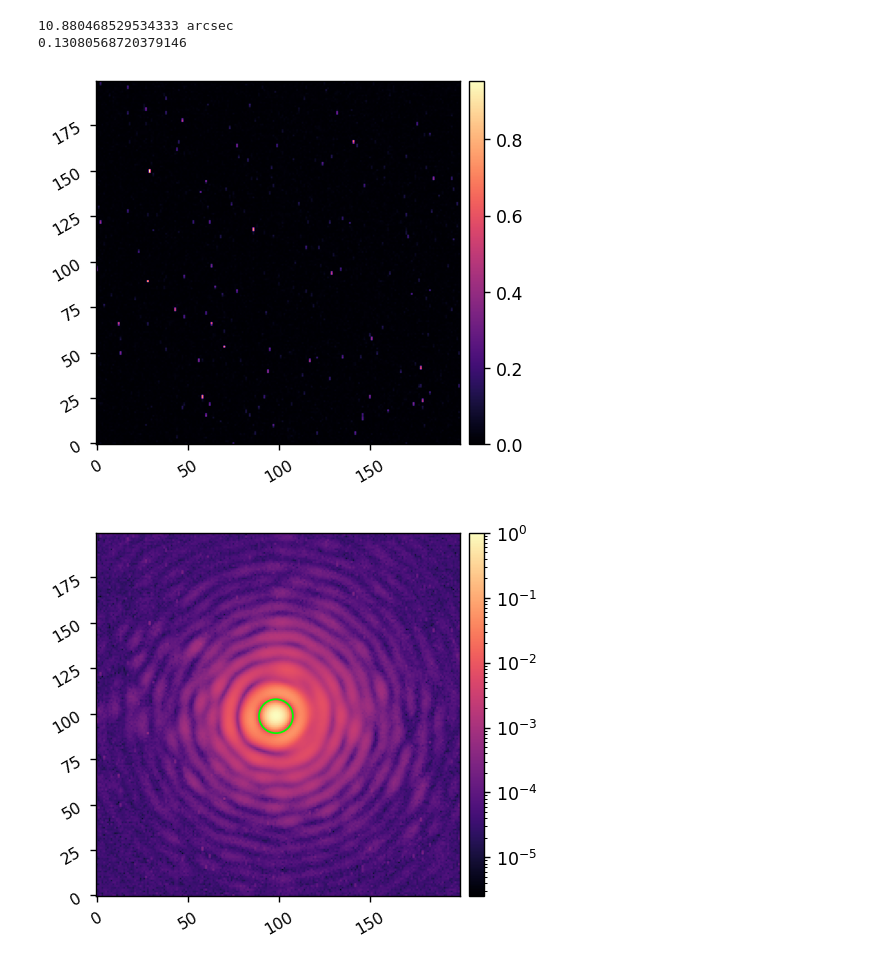
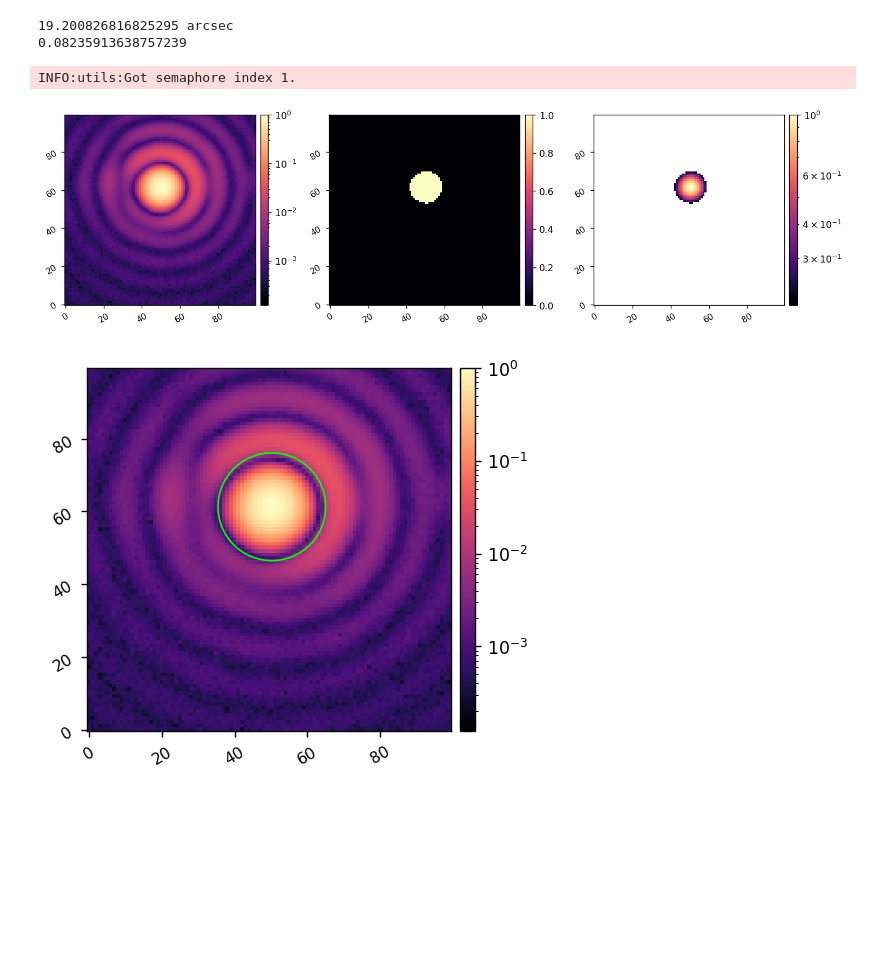
Before and after one commit to nick-lambert/fsm-exps, a Jupyter notebook: fsm_interface_test.ipynb, the cells around one changed output. Cells and saved outputs as stored; diff of their text form; code cells hidden in the pictures; blank space fills up the shorter version.

```diff
--- a/fsm_interface_test.ipynb
+++ b/fsm_interface_test.ipynb
@@ -27,13 +27,13 @@ from matplotlib.patches import Circle
 v_bias = np.array([[50,50,50]]).T
 
 wavelength = 633e-9
-fl = 500e-3
-fsm_pupil_diam = 12e-3
+fl = 450e-3
+fsm_pupil_diam = 6.8e-3
 as_per_lamD = (wavelength/fsm_pupil_diam*u.radian).to(u.arcsec)
 print(as_per_lamD)
 
 pxscl_lamD = 3.45e-6 / (fl * wavelength/fsm_pupil_diam)
 print(pxscl_lamD)
 # %% [output]
-10.880468529534333 arcsec
-0.13080568720379146
+19.200826816825295 arcsec
+0.08235913638757239
@@ -46,24 +40,19 @@ fsm.write(np.array([[80,50,50]]).T)
 # %%
 reload(cam_utils)
 cam = cam_utils.CAM('campupil')
-# %%
-cam.set_roi(475, 850, 200, client0)
+# %%
+npsf = 100
+cam.set_roi(530, 900, npsf, client0)
 # %%
 cam.set_exptime(0.0001, client0)
-# %%
-cam.Nframes = 1000
-df = cam.snap()
-# %%
-imshow1(df)
-# %% [output]
-[figure, removed]
 # %%
-fsm.write(v_bias)
+cam.Nframes = 1000
+im = cam.snap()
 
-cam.Nframes = 1000
-im_bias = cam.snap()
-
-cen = utils.centroid(im_bias)
-imshow1(im_bias, lognorm=True, patches=[Circle(cen, 1.22/pxscl_lamD, fill=False, color='lime')])
+reload(utils)
+cen = utils.centroid(im, thresh=0.2, plot=True)
+imshow1(im, lognorm=True, patches=[Circle(cen, 1.22/pxscl_lamD, fill=False, color='lime')])
 # %% [output]
+INFO:utils:Got semaphore index 1.
-[figure, old version]
+[figure, new version]
+[figure, added]
```
Also changed, not shown: parts of 16 cells of this notebook, 9 other files.
